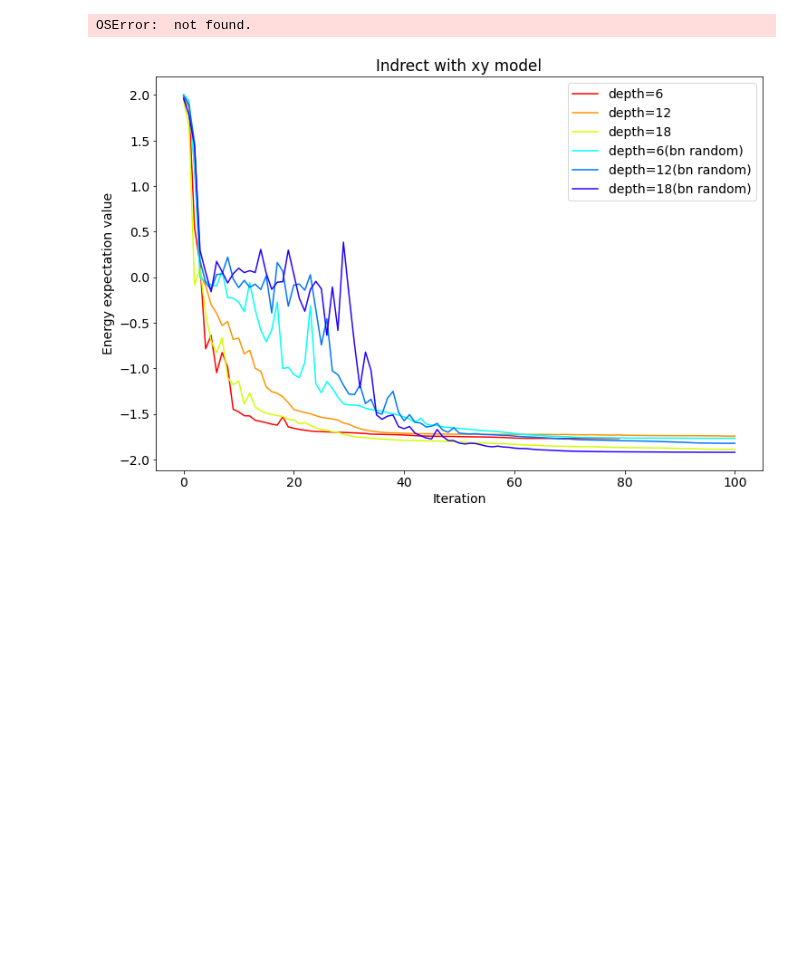
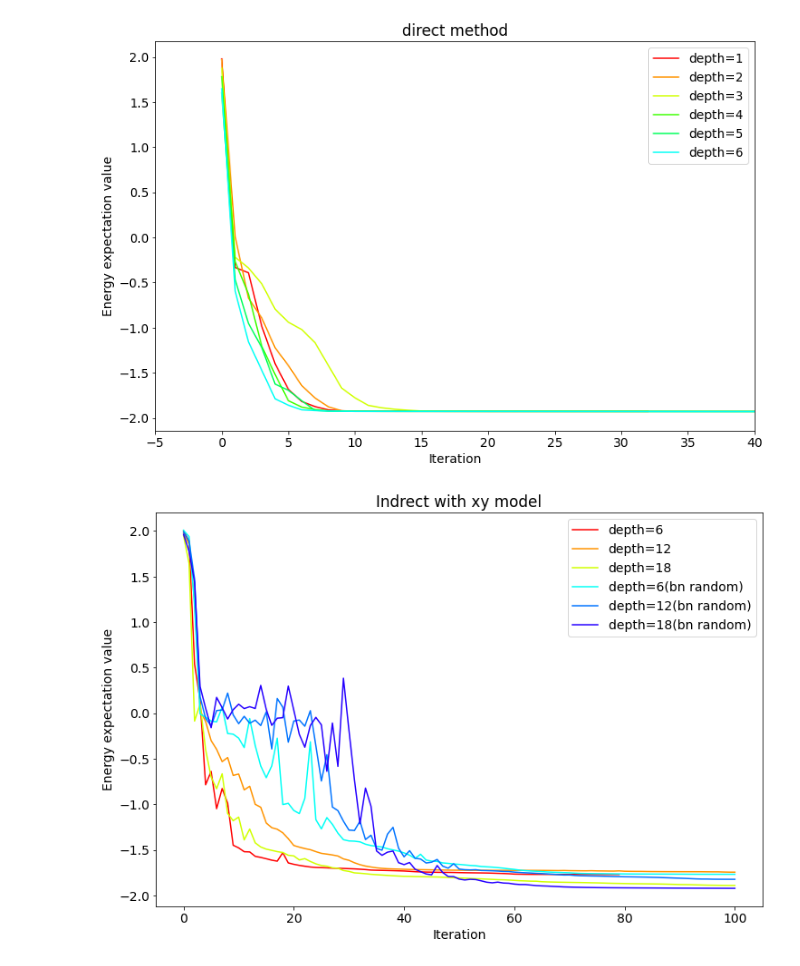
Before and after one commit to tanan/qsimu, a Jupyter notebook: qulacs/indirect/results/1_vqe_results.ipynb, the cells around one changed output. Drawn from its saved outputs; the diff is of its cells as text; code cells hidden in the pictures; blank space fills up the shorter version.

```diff
--- a/qulacs/indirect/results/1_vqe_results.ipynb
+++ b/qulacs/indirect/results/1_vqe_results.ipynb
@@ -1,32 +1,33 @@
 # %%
 import matplotlib.pyplot as plt
 import matplotlib.ticker as ptick
 import matplotlib.cm as cm
 import numpy as np
 
 ## direct model
-depth_1 = np.loadtxt("")
-depth_2 = np.loadtxt("")
-depth_3 = np.loadtxt("")
-depth_4 = np.loadtxt("")
-depth_5 = np.loadtxt("")
-depth_6 = np.loadtxt("")
+depth_1 = np.loadtxt("./6qubit_direct_1_cost.txt")
+depth_2 = np.loadtxt("./6qubit_direct_2_cost.txt")
+depth_3 = np.loadtxt("./6qubit_direct_3_cost.txt")
+depth_4 = np.loadtxt("./6qubit_direct_4_cost.txt")
+depth_5 = np.loadtxt("./6qubit_direct_5_cost.txt")
+depth_6 = np.loadtxt("./6qubit_direct_6_cost.txt")
 
 plt.figure(figsize=(12,8))
 plt.rcParams["font.size"] = 14
 plt.plot(depth_1, color=cm.hsv(0/10.0), label="depth=1")
 plt.plot(depth_2, color=cm.hsv(1/10.0), label="depth=2")
 plt.plot(depth_3, color=cm.hsv(2/10.0), label="depth=3")
 plt.plot(depth_4, color=cm.hsv(3/10.0), label="depth=4")
 plt.plot(depth_5, color=cm.hsv(4/10.0), label="depth=5")
 plt.plot(depth_6, color=cm.hsv(5/10.0), label="depth=6")
+plt.xlim(-5, 40)
 plt.xlabel("Iteration")
 plt.ylabel("Energy expectation value")
 plt.title("direct method")
 plt.legend()
 plt.show()
 # %% [output]
-OSError:  not found.
+[figure, added]
 # %%
 ## xy model
 depth_6 = np.loadtxt("./6qubit_indirect_by_xy_hamiltonian_6_10.0_False_False_False_cost.txt")
```
Also changed, not shown: parts of 1 cell of this notebook, 1 other file.
